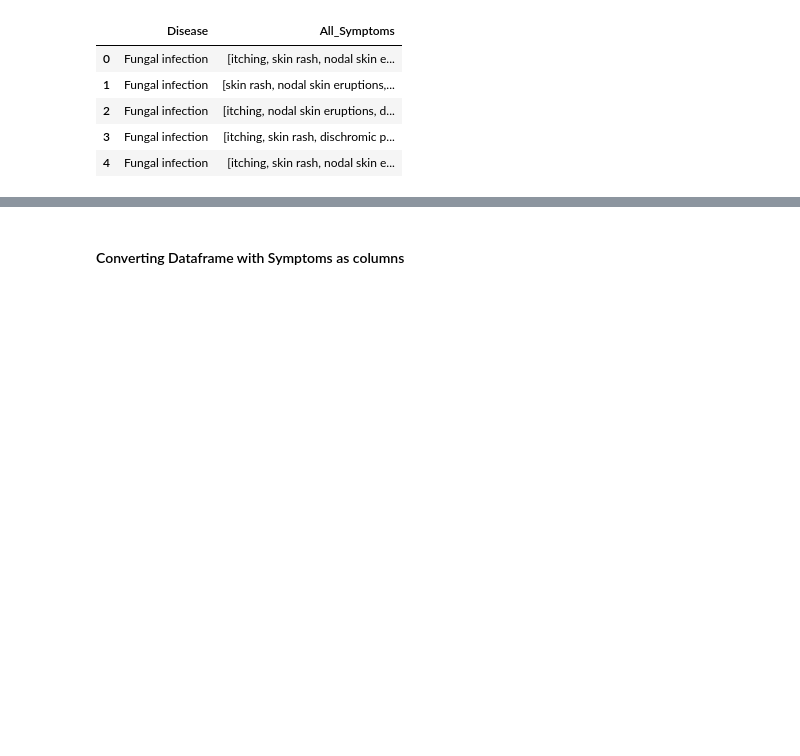
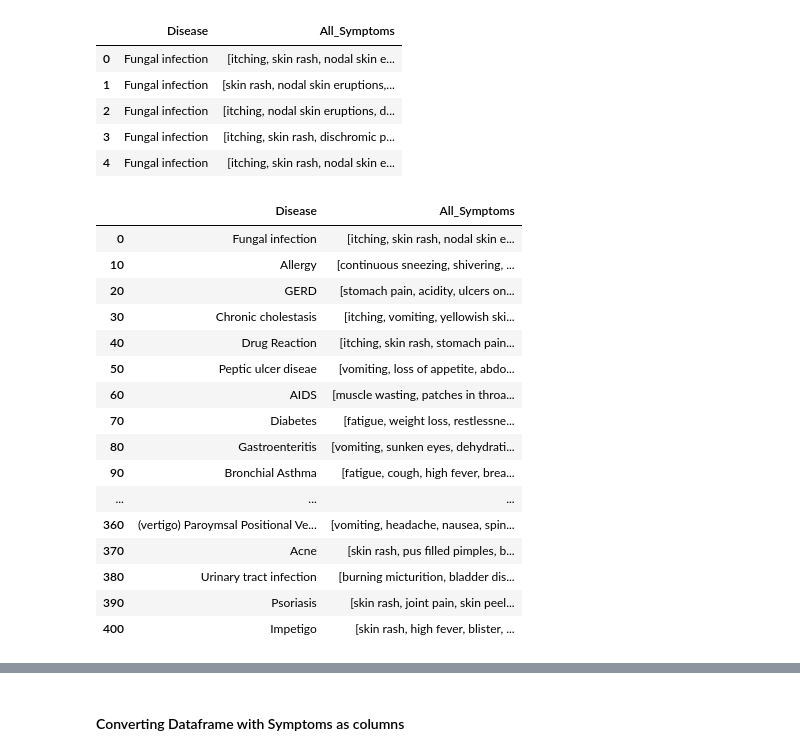
Before and after one commit to KianMun/DiseasePrediction, a Jupyter notebook: DiseasePrediction.ipynb, the cells around one changed output, grey strips where cells are left out. Cells and saved outputs as stored; diff of their text form; code cells hidden in the pictures; blank space fills up the shorter version.

```diff
--- a/DiseasePrediction.ipynb
+++ b/DiseasePrediction.ipynb
@@ -82,3 +82,25 @@ diseaseAllSymptoms.head()
 | 2 | Fungal infection | [itching, nodal skin eruptions, d... |
 | 3 | Fungal infection | [itching, skin rash, dischromic p... |
 | 4 | Fungal infection | [itching, skin rash, nodal skin e... |
+# %%
+diseaseAllSymptoms = diseaseAllSymptoms.drop_duplicates(subset='Disease')
+diseaseAllSymptoms["All_Symptoms"] = df["All_Symptoms"].apply(lambda x:[symptom for symptom in x if pd.notna(symptom)])
+diseaseAllSymptoms.head(41)
+# %% [output]
+|  | Disease | All_Symptoms |
+| 0 | Fungal infection | [itching, skin rash, nodal skin e... |
+| 10 | Allergy | [continuous sneezing, shivering, ... |
+| 20 | GERD | [stomach pain, acidity, ulcers on... |
+| 30 | Chronic cholestasis | [itching, vomiting, yellowish ski... |
+| 40 | Drug Reaction | [itching, skin rash, stomach pain... |
+| 50 | Peptic ulcer diseae | [vomiting, loss of appetite, abdo... |
+| 60 | AIDS | [muscle wasting, patches in throa... |
+| 70 | Diabetes | [fatigue, weight loss, restlessne... |
+| 80 | Gastroenteritis | [vomiting, sunken eyes, dehydrati... |
+| 90 | Bronchial Asthma | [fatigue, cough, high fever, brea... |
+| ... | ... | ... |
+| 360 | (vertigo) Paroymsal Positional Ve... | [vomiting, headache, nausea, spin... |
+| 370 | Acne | [skin rash, pus filled pimples, b... |
+| 380 | Urinary tract infection | [burning micturition, bladder dis... |
+| 390 | Psoriasis | [skin rash, joint pain, skin peel... |
+| 400 | Impetigo | [skin rash, high fever, blister, ... |
```
Also changed, not shown: parts of 64 cells of this notebook, 4 other files.
